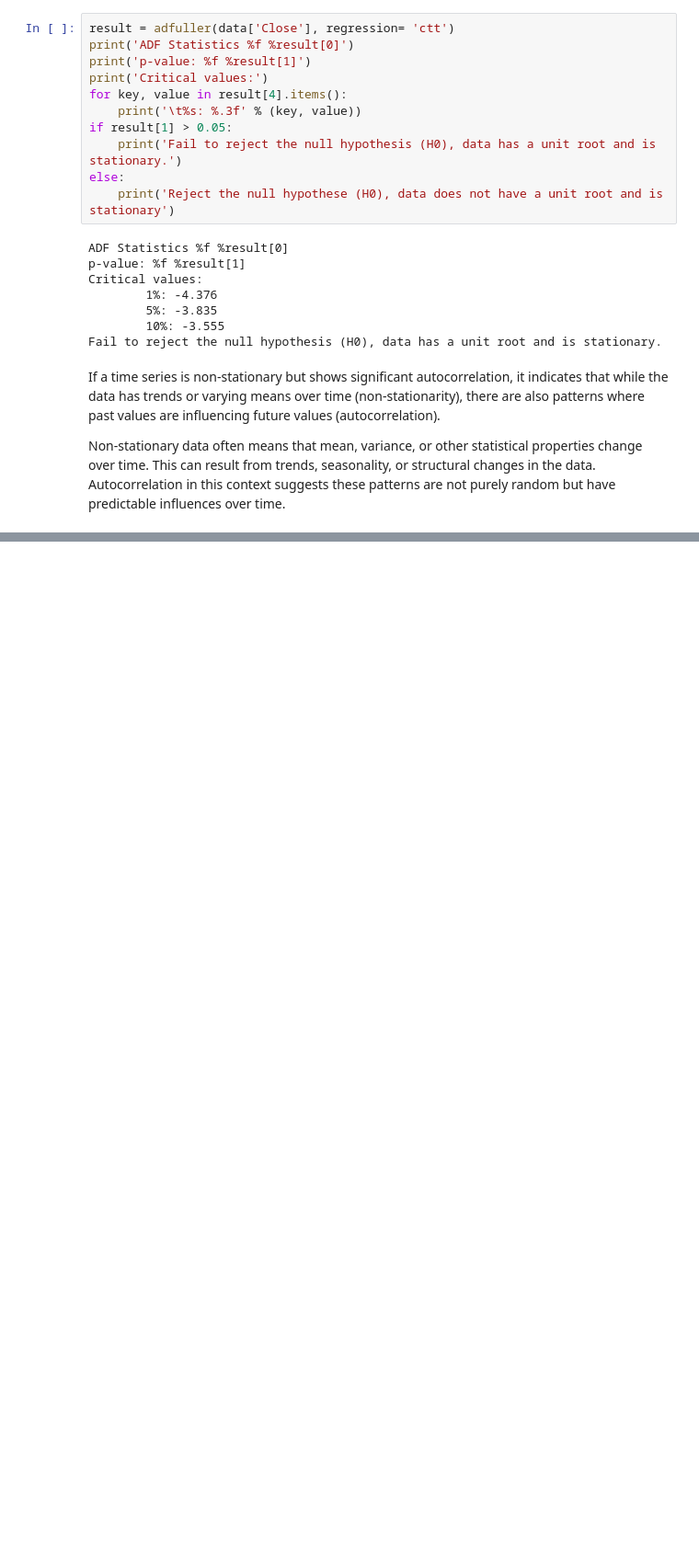
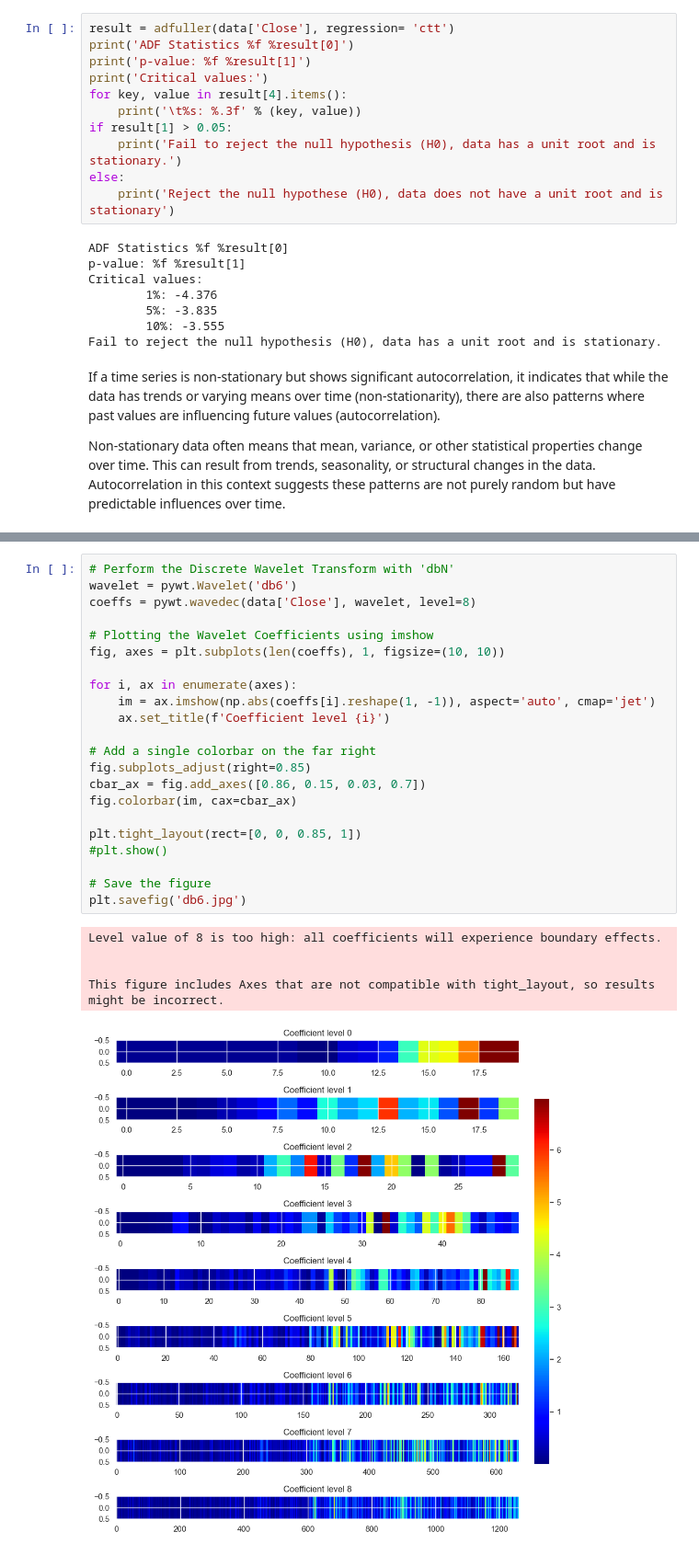
Before and after one commit to shaliniscode/stock_analysis, a Jupyter notebook: wavelet_lstm_analysis.ipynb, the cells around one changed output, grey strips where cells are left out. Shown at 92% size. Saved outputs shown, nothing was run; the diff lists cells and outputs as text; blank space fills up the shorter version.

```diff
--- a/wavelet_lstm_analysis.ipynb
+++ b/wavelet_lstm_analysis.ipynb
@@ -217,0 +309,28 @@ Non-stationary data often means that mean, variance, or other statistical proper
+# %%
+# Perform the Discrete Wavelet Transform with 'dbN'
+wavelet = pywt.Wavelet('db6')
+coeffs = pywt.wavedec(data['Close'], wavelet, level=8)
+
+# Plotting the Wavelet Coefficients using imshow
+fig, axes = plt.subplots(len(coeffs), 1, figsize=(10, 10))
+
+for i, ax in enumerate(axes):
+    im = ax.imshow(np.abs(coeffs[i].reshape(1, -1)), aspect='auto', cmap='jet')
+    ax.set_title(f'Coefficient level {i}')
+
+# Add a single colorbar on the far right
+fig.subplots_adjust(right=0.85)
+cbar_ax = fig.add_axes([0.86, 0.15, 0.03, 0.7])
+fig.colorbar(im, cax=cbar_ax)
+
+plt.tight_layout(rect=[0, 0, 0.85, 1])
+#plt.show()
+
+# Save the figure
+plt.savefig('db6.jpg')
+# %% [output]
+Level value of 8 is too high: all coefficients will experience boundary effects.
+
+
+This figure includes Axes that are not compatible with tight_layout, so results might be incorrect.
+[figure, added]
```
Also changed, not shown: parts of 5 cells of this notebook, 3 other files.
